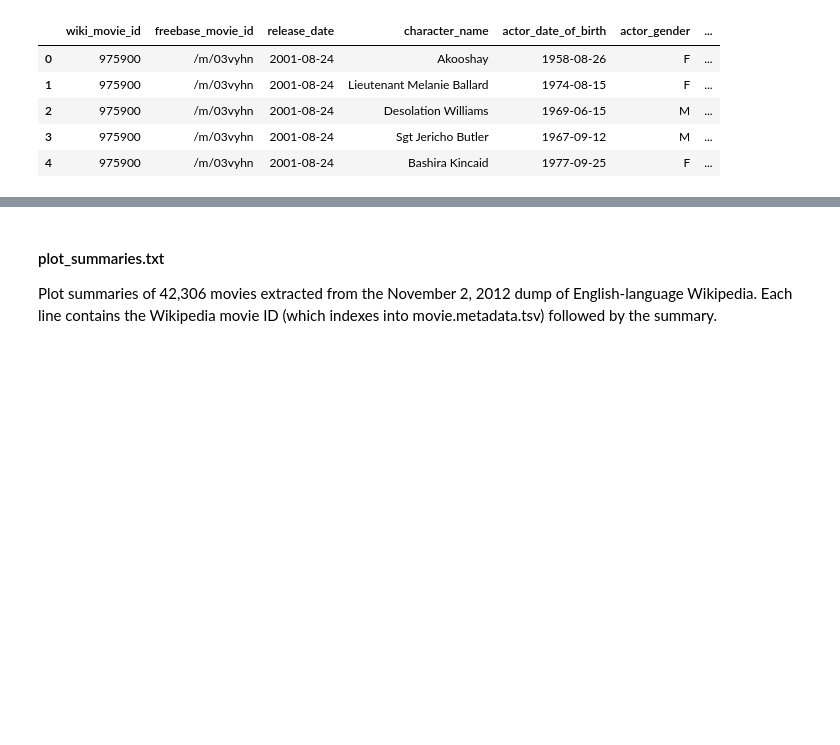
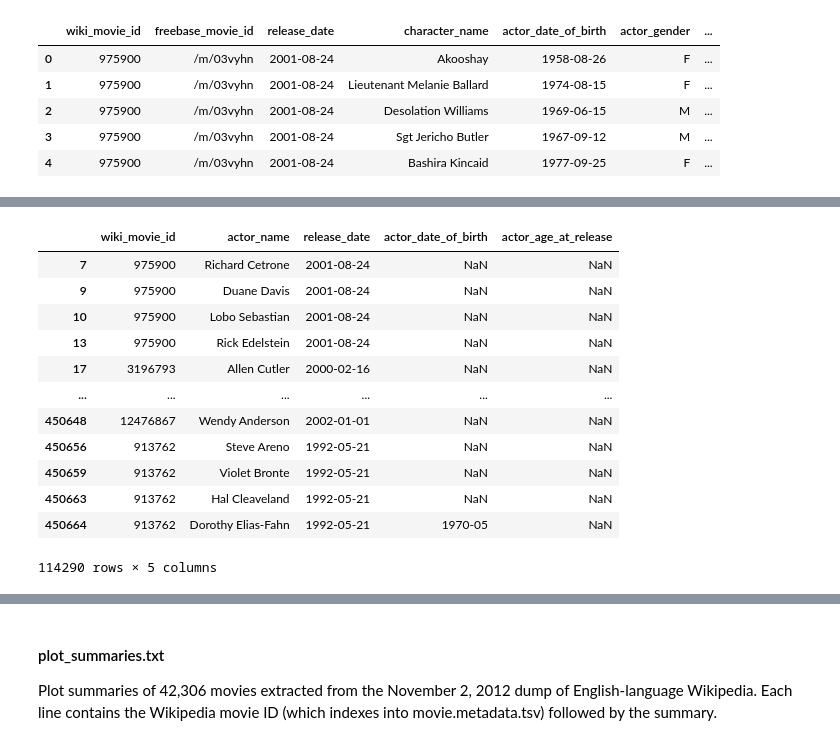
Before and after one commit to epfl-ada/ada-2022-project-yiyisoda, a Jupyter notebook: milestone_2.ipynb, the cells around one changed output, grey strips where cells are left out. Drawn from its saved outputs; the diff is of its cells as text; code cells hidden in the pictures; blank space fills up the shorter version.

```diff
--- a/milestone_2.ipynb
+++ b/milestone_2.ipynb
@@ -85,0 +181,16 @@ characters.head()
+# %%
+characters[characters['actor_age_at_release'].isna()][['wiki_movie_id', 'actor_name', 'release_date', 'actor_date_of_birth','actor_age_at_release']]
+# %% [output]
+|  | wiki_movie_id | actor_name | release_date | actor_date_of_birth | actor_age_at_release |
+| 7 | 975900 | Richard Cetrone | 2001-08-24 | NaN | NaN |
+| 9 | 975900 | Duane Davis | 2001-08-24 | NaN | NaN |
+| 10 | 975900 | Lobo Sebastian | 2001-08-24 | NaN | NaN |
+| 13 | 975900 | Rick Edelstein | 2001-08-24 | NaN | NaN |
+| 17 | 3196793 | Allen Cutler | 2000-02-16 | NaN | NaN |
+| ... | ... | ... | ... | ... | ... |
+| 450648 | 12476867 | Wendy Anderson | 2002-01-01 | NaN | NaN |
+| 450656 | 913762 | Steve Areno | 1992-05-21 | NaN | NaN |
+| 450659 | 913762 | Violet Bronte | 1992-05-21 | NaN | NaN |
+| 450663 | 913762 | Hal Cleaveland | 1992-05-21 | NaN | NaN |
+| 450664 | 913762 | Dorothy Elias-Fahn | 1992-05-21 | 1970-05 | NaN |
+114290 rows × 5 columns
```
Also changed, not shown: parts of 13 cells of this notebook.
